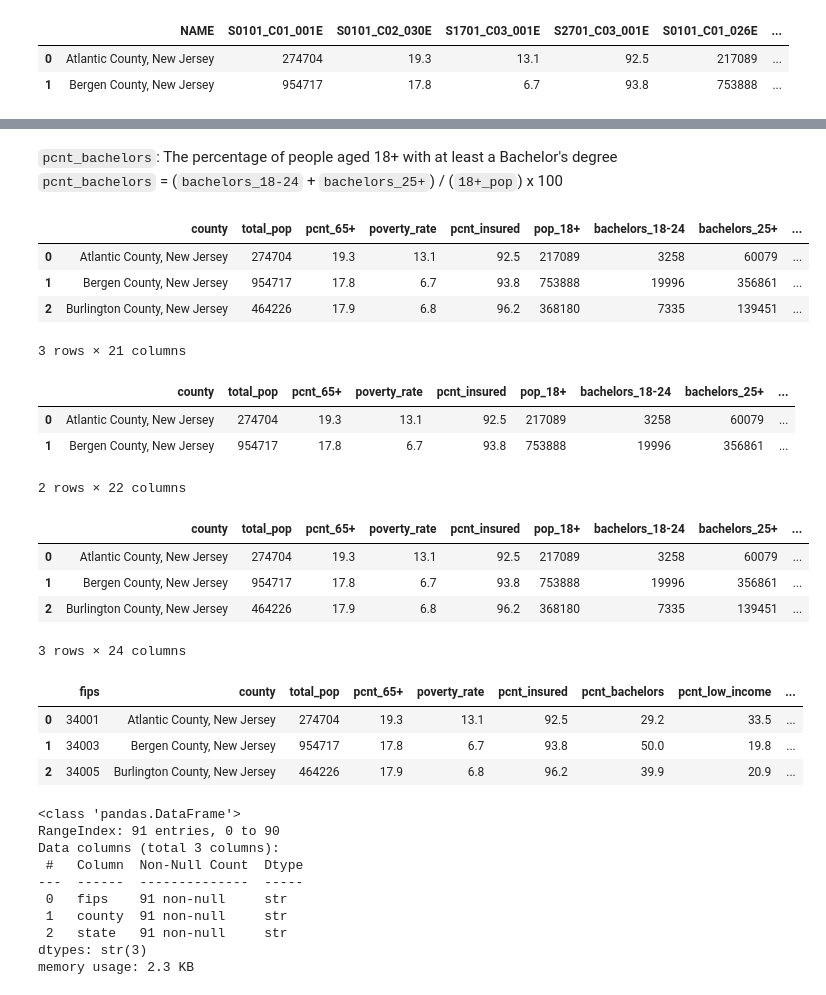
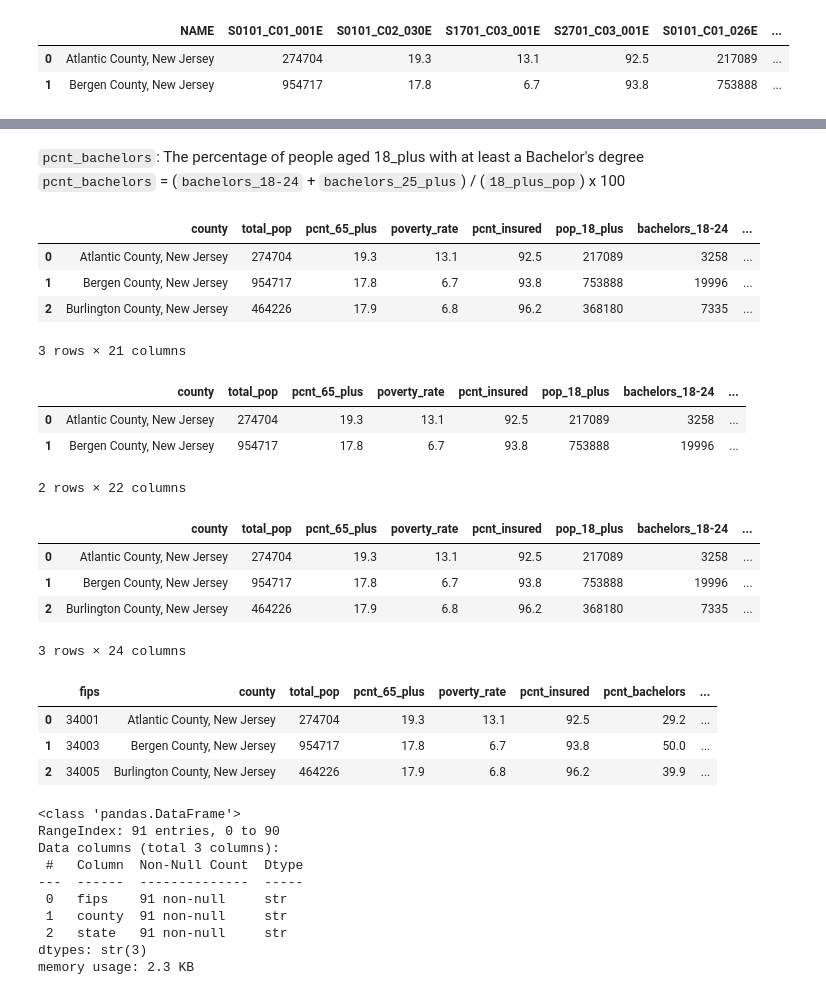
Before and after one commit to palism1/stroke-burden-index, a Jupyter notebook: data/acs_data/acs_data_collection.ipynb, the cells around one changed output, grey strips where cells are left out. Saved outputs shown, nothing was run; the diff lists cells and outputs as text; code cells hidden in the pictures.

Commit message:
Update variable names and county names

```diff
--- a/data/acs_data/acs_data_collection.ipynb
+++ b/data/acs_data/acs_data_collection.ipynb
@@ -103,12 +89,12 @@ Variable code: S1701_C03_001E
 # Create a dictionary of variable codes for API URL
 var_dict_nynj = {"NAME": "county",
     "S0101_C01_001E": "total_pop",
-    "S0101_C02_030E": "pcnt_65+",
+    "S0101_C02_030E": "pcnt_65_plus",
     "S1701_C03_001E": "poverty_rate",
     "S2701_C03_001E": "pcnt_insured",
-    "S0101_C01_026E": "pop_18+",
+    "S0101_C01_026E": "pop_18_plus",
     "S1501_C01_005E": "bachelors_18-24",
-    "S1501_C01_015E": "bachelors_25+",
+    "S1501_C01_015E": "bachelors_25_plus",
     "S1901_C01_002E": "pcnt_under_10k",
     "S1901_C01_003E": "pcnt_10k_15k",
     "S1901_C01_004E": "pcnt_15k_25k",
@@ -182,7 +168,7 @@ dtypes: str(20)
 memory usage: 13.1 KB
 # %%
 # Change the data type of numeric columns
-df1 = df1.astype({'total_pop': 'int64', 'pcnt_65+':'float64', 'poverty_rate':'float64', 'pcnt_insured':'float64', 'pop_18+':'int64', 'bachelors_18-24':'int64', 'bachelors_25+':'int64'})
+df1 = df1.astype({'total_pop': 'int64', 'pcnt_65_plus':'float64', 'poverty_rate':'float64', 'pcnt_insured':'float64', 'pop_18_plus':'int64', 'bachelors_18-24':'int64', 'bachelors_25_plus':'int64'})
 
 income_cols = df1.columns[8:18]
 df1[income_cols] = df1[income_cols].astype('float64')
@@ -207,17 +193,17 @@ Data columns (total 20 columns):
 dtypes: float64(13), int64(4), str(3)
 memory usage: 13.1 KB
 # %% [markdown]
-`pcnt_bachelors`: The percentage of people aged 18+ with at least a Bachelor's degree
-`pcnt_bachelors` = (`bachelors_18-24` + `bachelors_25+`) / (`18+_pop`) x 100
+`pcnt_bachelors`: The percentage of people aged 18_plus with at least a Bachelor's degree
+`pcnt_bachelors` = (`bachelors_18-24` + `bachelors_25_plus`) / (`18_plus_pop`) x 100
 # %%
-# Get column for percentage of people aged 18+ with a bachelor's degree
-df1['pcnt_bachelors'] = ((df1['bachelors_18-24'] + df1['bachelors_25+']) / (df1['pop_18+']) * 100).round(1)
+# Get column for percentage of people aged 18_plus with a bachelor's degree
+df1['pcnt_bachelors'] = ((df1['bachelors_18-24'] + df1['bachelors_25_plus']) / (df1['pop_18_plus']) * 100).round(1)
 df1.head(3)
 # %% [output]
-|  | county | total_pop | pcnt_65+ | poverty_rate | pcnt_insured | pop_18+ | bachelors_18-24 | bachelors_25+ | ... |
-| 0 | Atlantic County, New Jersey | 274704 | 19.3 | 13.1 | 92.5 | 217089 | 3258 | 60079 | ... |
-| 1 | Bergen County, New Jersey | 954717 | 17.8 | 6.7 | 93.8 | 753888 | 19996 | 356861 | ... |
-| 2 | Burlington County, New Jersey | 464226 | 17.9 | 6.8 | 96.2 | 368180 | 7335 | 139451 | ... |
+|  | county | total_pop | pcnt_65_plus | poverty_rate | pcnt_insured | pop_18_plus | bachelors_18-24 | ... |
+| 0 | Atlantic County, New Jersey | 274704 | 19.3 | 13.1 | 92.5 | 217089 | 3258 | ... |
+| 1 | Bergen County, New Jersey | 954717 | 17.8 | 6.7 | 93.8 | 753888 | 19996 | ... |
+| 2 | Burlington County, New Jersey | 464226 | 17.9 | 6.8 | 96.2 | 368180 | 7335 | ... |
 3 rows × 21 columns
 # %%
 # Get full FIPS code for counties
@@ -225,9 +211,9 @@ df1['fips'] = df1['state_fips'] + df1['county_fips']
 
 df1.head(2)
 # %% [output]
-|  | county | total_pop | pcnt_65+ | poverty_rate | pcnt_insured | pop_18+ | bachelors_18-24 | bachelors_25+ | ... |
-| 0 | Atlantic County, New Jersey | 274704 | 19.3 | 13.1 | 92.5 | 217089 | 3258 | 60079 | ... |
-| 1 | Bergen County, New Jersey | 954717 | 17.8 | 6.7 | 93.8 | 753888 | 19996 | 356861 | ... |
+|  | county | total_pop | pcnt_65_plus | poverty_rate | pcnt_insured | pop_18_plus | bachelors_18-24 | ... |
+| 0 | Atlantic County, New Jersey | 274704 | 19.3 | 13.1 | 92.5 | 217089 | 3258 | ... |
+| 1 | Bergen County, New Jersey | 954717 | 17.8 | 6.7 | 93.8 | 753888 | 19996 | ... |
 2 rows × 22 columns
 # %%
 # Get percentage columns for low-income and middle class groups
@@ -235,20 +221,20 @@ df1['pcnt_low_income'] = df1['pcnt_under_10k'] + df1['pcnt_10k_15k'] + df1['pcnt
 df1['pcnt_middle_class'] = df1['pcnt_50k_75k'] + df1['pcnt_75k_100k'] + df1['pcnt_150k_200k']
 df1.head(3)
 # %% [output]
-|  | county | total_pop | pcnt_65+ | poverty_rate | pcnt_insured | pop_18+ | bachelors_18-24 | bachelors_25+ | ... |
-| 0 | Atlantic County, New Jersey | 274704 | 19.3 | 13.1 | 92.5 | 217089 | 3258 | 60079 | ... |
-| 1 | Bergen County, New Jersey | 954717 | 17.8 | 6.7 | 93.8 | 753888 | 19996 | 356861 | ... |
-| 2 | Burlington County, New Jersey | 464226 | 17.9 | 6.8 | 96.2 | 368180 | 7335 | 139451 | ... |
+|  | county | total_pop | pcnt_65_plus | poverty_rate | pcnt_insured | pop_18_plus | bachelors_18-24 | ... |
+| 0 | Atlantic County, New Jersey | 274704 | 19.3 | 13.1 | 92.5 | 217089 | 3258 | ... |
+| 1 | Bergen County, New Jersey | 954717 | 17.8 | 6.7 | 93.8 | 753888 | 19996 | ... |
+| 2 | Burlington County, New Jersey | 464226 | 17.9 | 6.8 | 96.2 | 368180 | 7335 | ... |
 3 rows × 24 columns
 # %%
 # Keep only important columns
-df1 = df1[['fips', 'county', 'total_pop', 'pcnt_65+', 'poverty_rate', 'pcnt_insured', 'pcnt_bachelors', 'pcnt_low_income', 'pcnt_middle_class', 'pcnt_upper_class']]
+df1 = df1[['fips', 'county', 'total_pop', 'pcnt_65_plus', 'poverty_rate', 'pcnt_insured', 'pcnt_bachelors', 'pcnt_low_income', 'pcnt_middle_class', 'pcnt_upper_class']]
 df1.head(3)
 # %% [output]
-|  | fips | county | total_pop | pcnt_65+ | poverty_rate | pcnt_insured | pcnt_bachelors | pcnt_low_income | ... |
-| 0 | 34001 | Atlantic County, New Jersey | 274704 | 19.3 | 13.1 | 92.5 | 29.2 | 33.5 | ... |
-| 1 | 34003 | Bergen County, New Jersey | 954717 | 17.8 | 6.7 | 93.8 | 50.0 | 19.8 | ... |
-| 2 | 34005 | Burlington County, New Jersey | 464226 | 17.9 | 6.8 | 96.2 | 39.9 | 20.9 | ... |
+|  | fips | county | total_pop | pcnt_65_plus | poverty_rate | pcnt_insured | pcnt_bachelors | ... |
+| 0 | 34001 | Atlantic County, New Jersey | 274704 | 19.3 | 13.1 | 92.5 | 29.2 | ... |
+| 1 | 34003 | Bergen County, New Jersey | 954717 | 17.8 | 6.7 | 93.8 | 50.0 | ... |
+| 2 | 34005 | Burlington County, New Jersey | 464226 | 17.9 | 6.8 | 96.2 | 39.9 | ... |
 # %%
 # Import list of all counties
 df=pd.read_csv('../ny_nj_ct_fips.csv', dtype={'fips':str})
```
Also changed, not shown: parts of 32 cells of this notebook, 4 other files.
